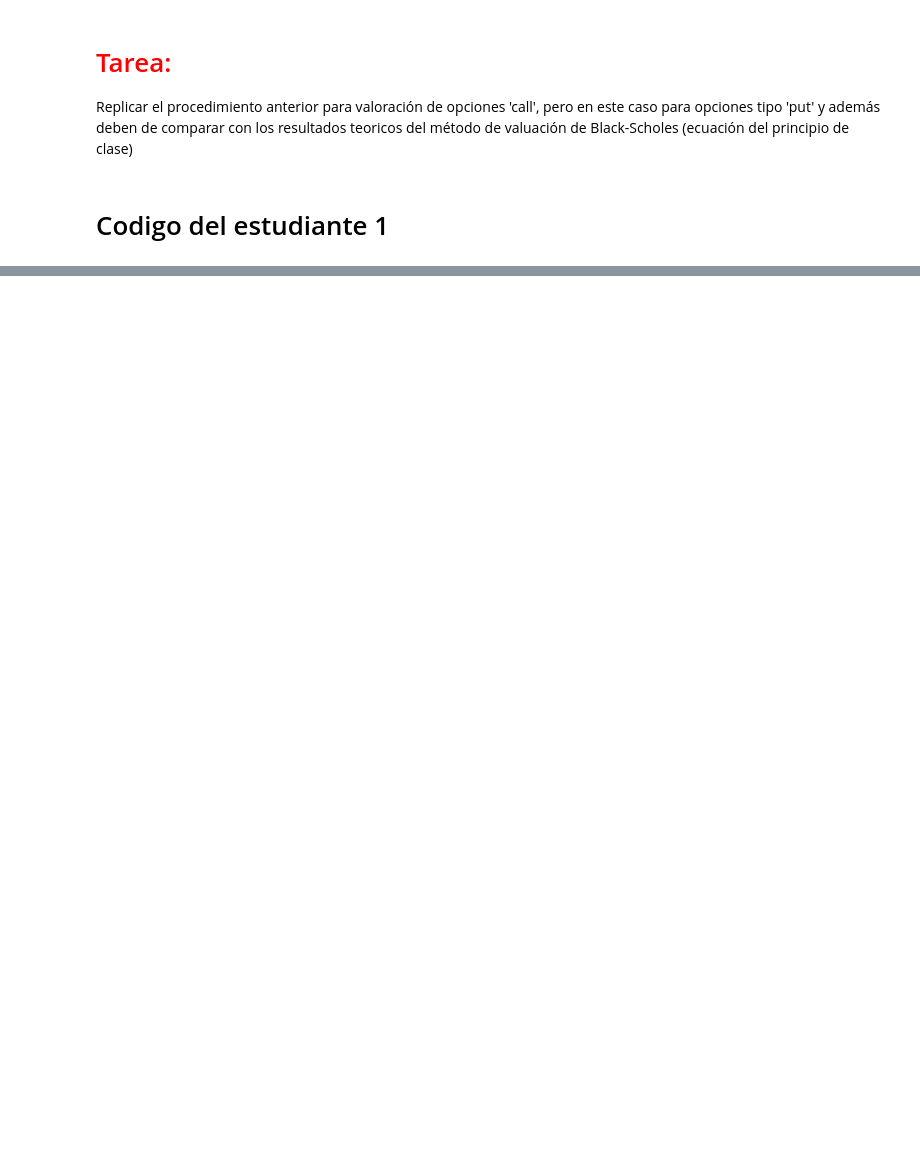
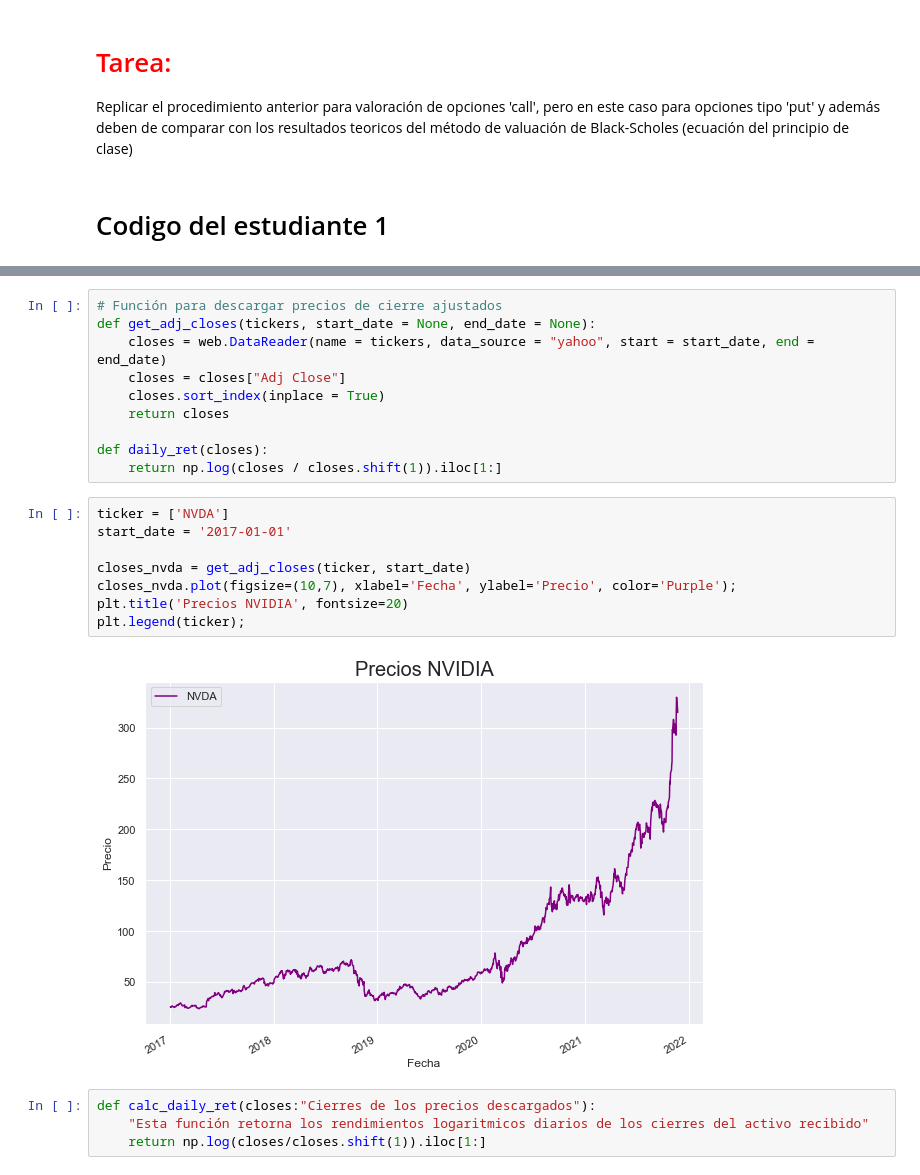
Before and after one commit to Marcoif/Proyecto_Conjunto_MAOchoa_RBetancourt, a Jupyter notebook: Tarea8_MAOchoa_RBetancourt.ipynb, the cells around one changed output, grey strips where cells are left out. Saved outputs shown, nothing was run; the diff lists cells and outputs as text; blank space fills up the shorter version.

```diff
--- a/Tarea8_MAOchoa_RBetancourt.ipynb
+++ b/Tarea8_MAOchoa_RBetancourt.ipynb
@@ -210,0 +41,24 @@ Podemos decir como conclusion que como el metodo simple y el kogaritmico toman l
+# %%
+# Función para descargar precios de cierre ajustados
+def get_adj_closes(tickers, start_date = None, end_date = None):
+    closes = web.DataReader(name = tickers, data_source = "yahoo", start = start_date, end = end_date)
+    closes = closes["Adj Close"]
+    closes.sort_index(inplace = True)
+    return closes
+
+def daily_ret(closes):
+    return np.log(closes / closes.shift(1)).iloc[1:]
+# %%
+ticker = ['NVDA']
+start_date = '2017-01-01'
+
+closes_nvda = get_adj_closes(ticker, start_date)
+closes_nvda.plot(figsize=(10,7), xlabel='Fecha', ylabel='Precio', color='Purple');
+plt.title('Precios NVIDIA', fontsize=20)
+plt.legend(ticker);
+# %% [output]
+[figure, added]
+# %%
+def calc_daily_ret(closes:"Cierres de los precios descargados"):
+    "Esta función retorna los rendimientos logaritmicos diarios de los cierres del activo recibido"
+    return np.log(closes/closes.shift(1)).iloc[1:]
```
Also changed, not shown: parts of 40 cells of this notebook.
